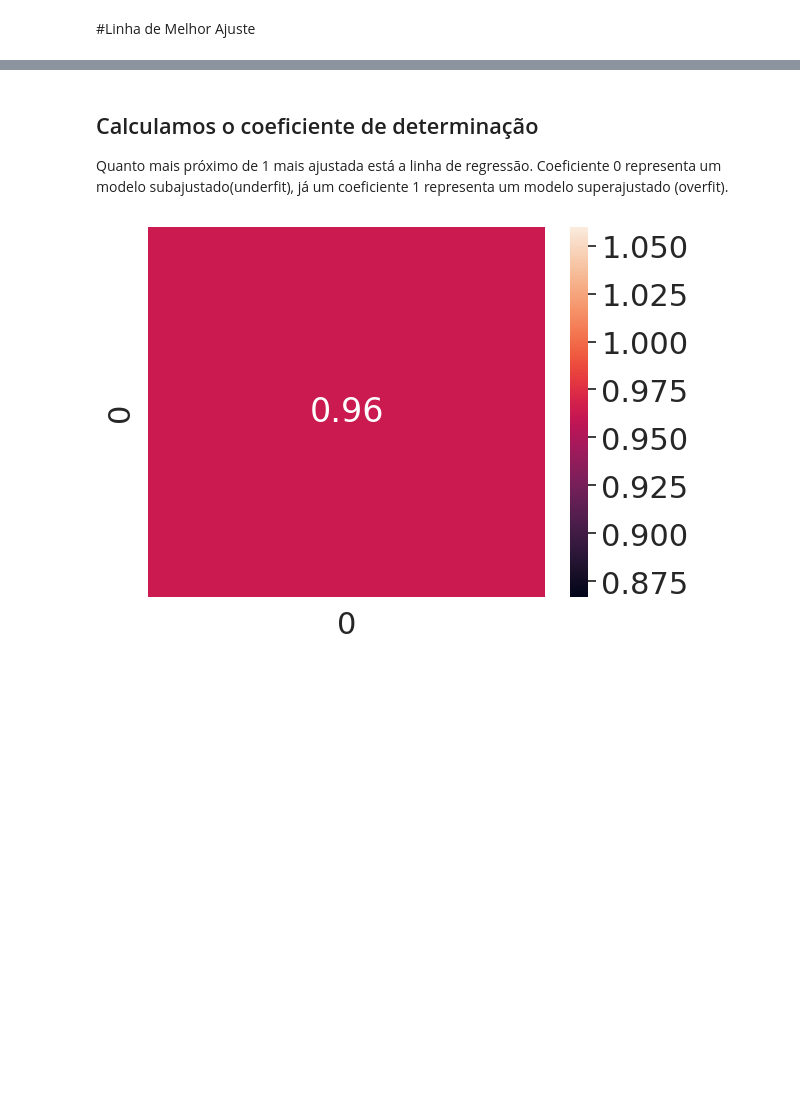
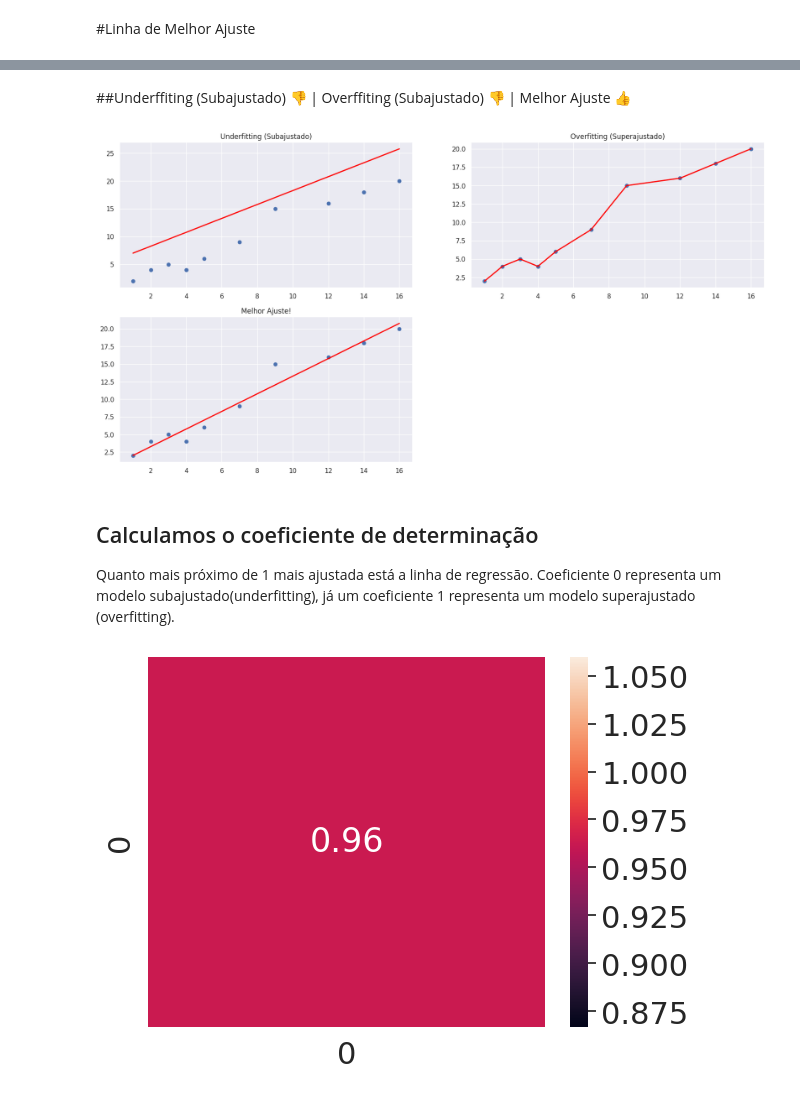
Before and after one commit to Juscostajr/analise-de-dados-turma-2023, a Jupyter notebook: Aula5.ipynb, the cells around one changed output, grey strips where cells are left out. Saved outputs shown, nothing was run; the diff lists cells and outputs as text; code cells hidden in the pictures; blank space fills up the shorter version.

```diff
--- a/Aula5.ipynb
+++ b/Aula5.ipynb
@@ -73,9 +74,28 @@ show_box(regressor.predict([[3.6]])[0])
 show_slide('LinhaDeMelhorAjuste')
 # %% [output]
 [drawing not drawn]
+# %% [markdown]
+##Underffiting (Subajustado) 👎 | Overffiting (Subajustado) 👎 | Melhor Ajuste 👍
+# %%
+plt.figure(figsize=(20,10))
+plt.subplot(2,2,1)
+plt.scatter(X, y)
+plt.plot(X, (y_pred + 5), color='red', linewidth=2)
+plt.title("Underfitting (Subajustado)")
+plt.subplot(2,2,2)
+plt.scatter(X, y)
+plt.plot(X, y, color='red', linewidth=2)
+plt.title("Overfitting (Superajustado)")
+plt.subplot(2,2,3)
+plt.scatter(X, y)
+plt.plot(X, y_pred, color='red', linewidth=2)
+plt.title("Melhor Ajuste!")
+plt.show()
+# %% [output]
+[figure, added]
 # %% [markdown]
 ## Calculamos o coeficiente de determinação
-Quanto mais próximo de 1 mais ajustada está a linha de regressão. Coeficiente 0 representa um modelo subajustado(underfit), já um coeficiente 1 representa um modelo superajustado (overfit).
+Quanto mais próximo de 1 mais ajustada está a linha de regressão. Coeficiente 0 representa um modelo subajustado(underfitting), já um coeficiente 1 representa um modelo superajustado (overfitting).
 # %%
 r2 = r2_score(y, y_pred)
 show_box(r2)
```
Also changed, not shown: parts of 8 cells of this notebook.
